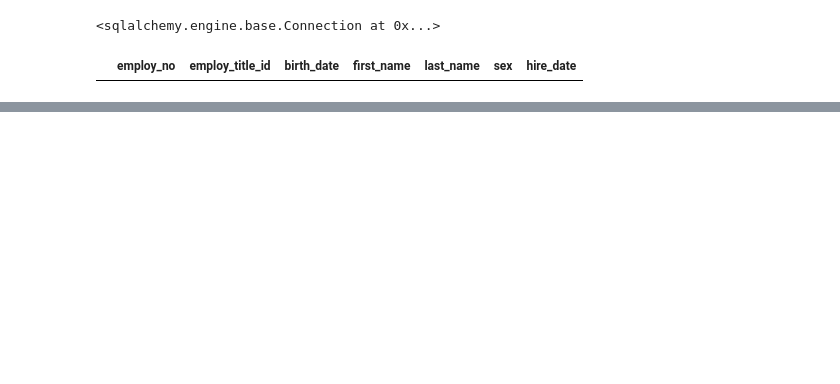
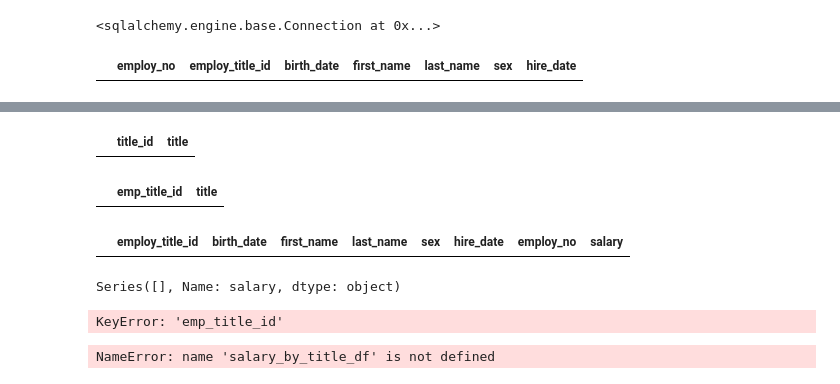
Before and after one commit to emichellet/sql-challenge, a Jupyter notebook: EmployeeSQL/employees.ipynb, the cells around one changed output, grey strips where cells are left out. Saved outputs shown, nothing was run; the diff lists cells and outputs as text; code cells hidden in the pictures; blank space fills up the shorter version.

```diff
--- a/EmployeeSQL/employees.ipynb
+++ b/EmployeeSQL/employees.ipynb
@@ -19,0 +42,40 @@ employees_df.fillna("NaN")
+# %%
+# Create a bar chart of average salary by title.
+titles_df = pd.read_sql("select * from titles", connection)
+titles_df.fillna("NaN")
+# %% [output]
+|  | title_id | title |
+# %%
+titles_df = titles_df.rename(columns = {"title_id": "emp_title_id"})
+titles_df
+# %% [output]
+|  | emp_title_id | title |
+# %%
+merge_df = pd.merge(employees_df, salaries_df, on = "employ_no")
+merge_df.head()
+# %% [output]
+|  | employ_title_id | birth_date | first_name | last_name | sex | hire_date | employ_no | salary |
+# %%
+avg_salary_by_title = merge_df.groupby(["employ_title_id"])["salary"].mean()
+avg_salary_by_title
+# %% [output]
+Series([], Name: salary, dtype: object)
+# %%
+salary_by_title_df = pd.merge(titles_df, avg_salary_by_title, on = "emp_title_id")
+salary_by_title_df
+# %% [output]
+KeyError: 'emp_title_id'
+# %%
+x_axis = np.arange(len(salary_by_title_df))
+tick_locations = [value for value in x_axis]
+salary_by_title_df = salary_by_title_df.sort_values("salary", ascending = False)
+plt.bar(x_axis, salary_by_title_df["salary"], alpha = 0.9, align="center")
+plt.xticks(tick_locations, salary_by_title_df["title"], rotation="45", horizontalalignment = "right")
+plt.xlim(-0.75, len(x_axis))
+plt.ylim(0, 60000)
+plt.title("Average Salary by Title", fontsize = 14)
+plt.xlabel("Title")
+plt.ylabel("Average Salary")
+plt.show()
+# %% [output]
+NameError: name 'salary_by_title_df' is not defined
```
Also changed, not shown: parts of 3 cells of this notebook.
